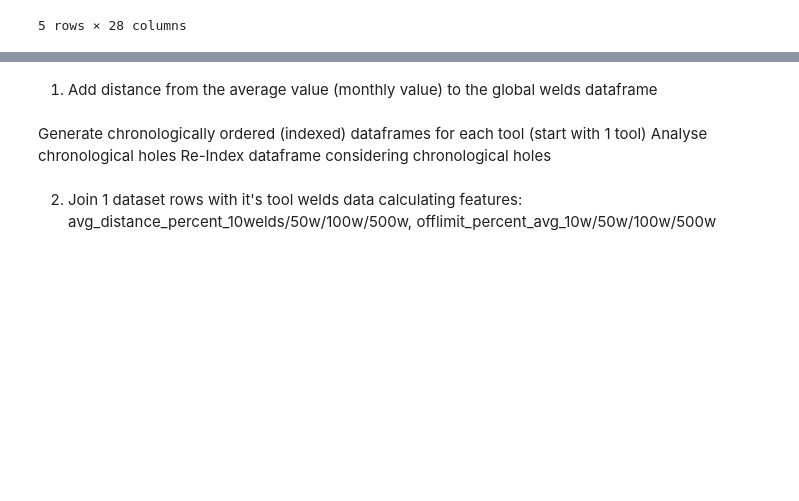
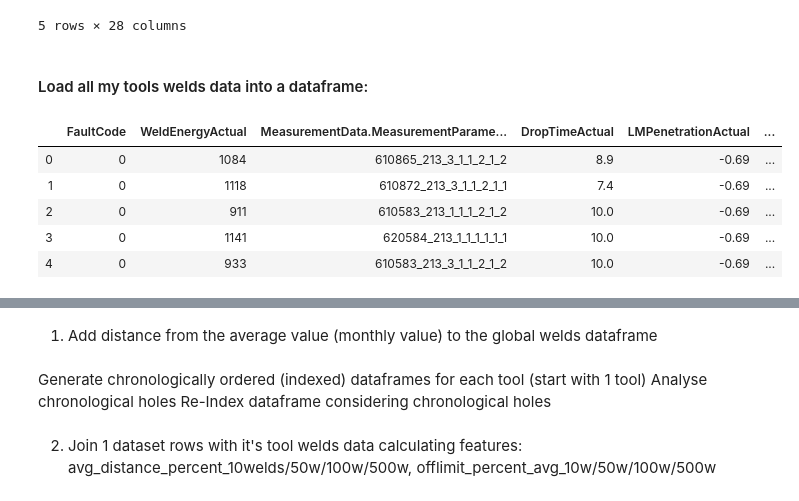
Before and after one commit to guillemvidalfite/ml-utils, a Jupyter notebook: daimler_feature_engineering/notebooks/Prepare_Reference_Features.ipynb, the cells around one changed output, grey strips where cells are left out. Drawn from its saved outputs; the diff is of its cells as text; code cells hidden in the pictures; blank space fills up the shorter version.

```diff
--- a/daimler_feature_engineering/notebooks/Prepare_Reference_Features.ipynb
+++ b/daimler_feature_engineering/notebooks/Prepare_Reference_Features.ipynb
@@ -51,3 +51,16 @@ df_references.head()
 | 3 | h902-040tsb201-kf130.m050g9sub64s... | 610351_213_1_1_1_2_1_1 | 2020-02 | 3509 | -0.796013 | -0.668721 | ... |
 | 4 | h902-040tsb201-kf130.m050g9sub64s... | 610351_213_1_1_1_2_1_1 | 2020-03 | 1031 | -0.785500 | -0.674406 | ... |
 5 rows × 28 columns
+# %% [markdown]
+#### Load all my tools welds data into a dataframe:
+# %%
+df_all_tools_welds = pd.read_csv('/Users/guillem/Data/Customers/Daimler/anomalies-analysis/resulting_csvs/beckett/my_tools_all_welds.csv')
+
+df_all_tools_welds.head()
+# %% [output]
+|  | FaultCode | WeldEnergyActual | MeasurementData.MeasurementParame... | DropTimeActual | LMPenetrationActual | ... |
+| 0 | 0 | 1084 | 610865_213_3_1_1_2_1_2 | 8.9 | -0.69 | ... |
+| 1 | 0 | 1118 | 610872_213_3_1_1_2_1_1 | 7.4 | -0.69 | ... |
+| 2 | 0 | 911 | 610583_213_1_1_1_2_1_2 | 10.0 | -0.69 | ... |
+| 3 | 0 | 1141 | 620584_213_1_1_1_1_1_1 | 10.0 | -0.69 | ... |
+| 4 | 0 | 933 | 610583_213_3_1_1_2_1_2 | 10.0 | -0.69 | ... |
```
Also changed, not shown: parts of 7 cells of this notebook, 3 other files.
